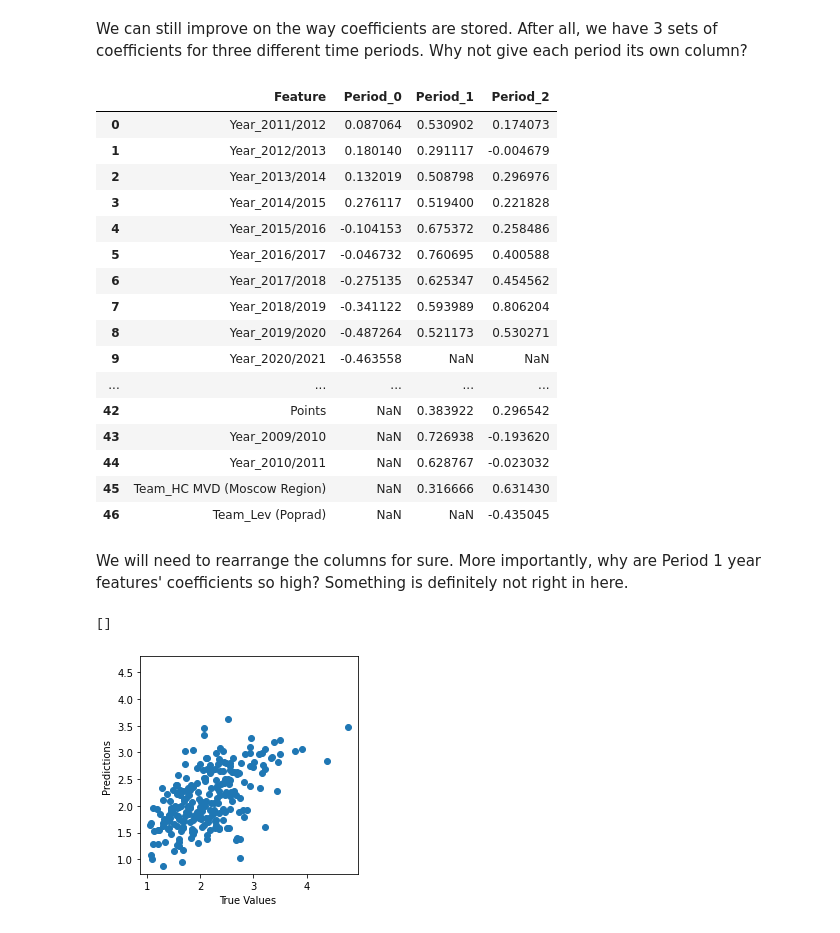
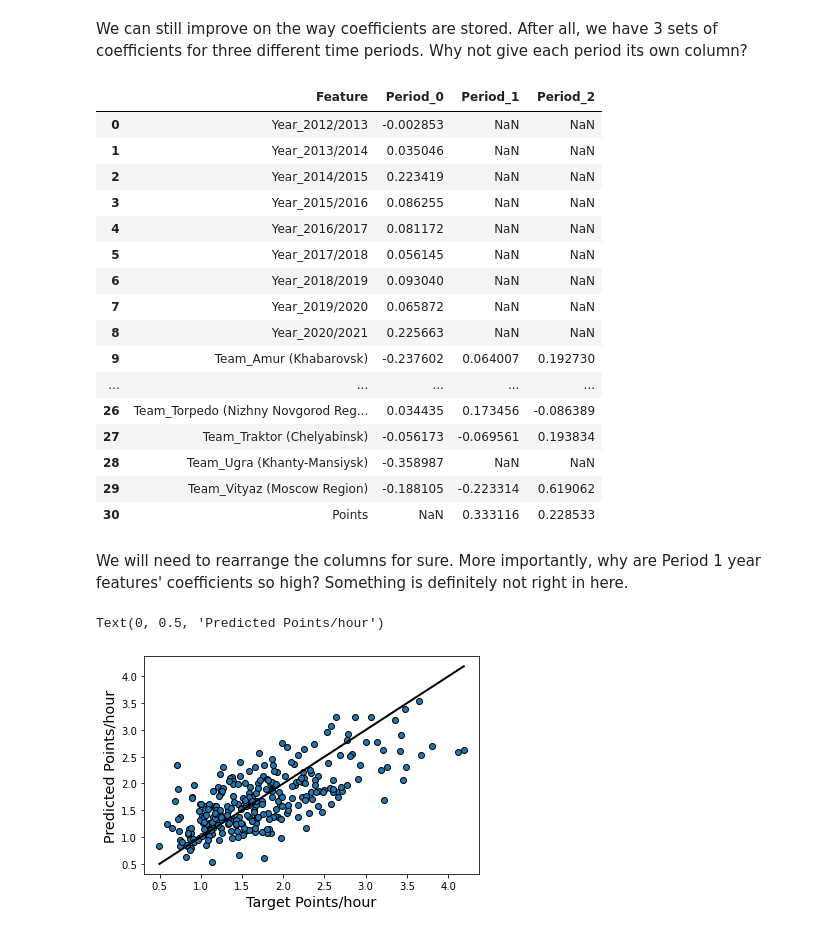
Before and after one commit to Dark-Hobbit/khl, a Jupyter notebook: analysing_player_data/predicting_season_points.ipynb, the cells around one changed output. Cells and saved outputs as stored; diff of their text form; code cells hidden in the pictures.

```diff
--- a/analysing_player_data/predicting_season_points.ipynb
+++ b/analysing_player_data/predicting_season_points.ipynb
@@ -115,11 +115,11 @@ We now need to add the year/team/points data from the past two years to the data
 # The rows are going to be shifted down.
 # All columns are getting a T_ prefix indicating their timeshift relative to the current period.
 header = ['T0_Profile', 'T0_Player', 'T0_Year', 'T0_Team', 'T0_Points']
-header_1 = ['T1_Profile', 'T1_Player', 'T1_Year', 'T1_Team', 'T1_Points']
-header_2 = ['T2_Profile', 'T2_Player', 'T2_Year', 'T2_Team', 'T2_Points']
+data.columns = header
 
-data.columns = header
-data[header_1] = data[header].shift(-1)
-data[header_2] = data[header].shift(-2)
+data[['T1_Profile', 'T1_Team', 'T1_Points']] = data[['T0_Profile', 'T0_Team', 'T0_Points']].shift(-1)
+data[['T2_Profile', 'T2_Team', 'T2_Points']] = data[['T0_Profile', 'T0_Team', 'T0_Points']].shift(-2)
+data[['T3_Profile', 'T3_Team', 'T3_Points']] = data[['T0_Profile', 'T0_Team', 'T0_Points']].shift(-3)
+
 data.head()
 # %% [output]
@@ -142,8 +142,14 @@ data.tail(5)
 We are also encountering another issue here. Since some players have changed teams during the season, we are getting observations where the last time period our of three would be season 2009/2010. And, what is worse, some players have even played for three teams in season 2008/2009. Not only do those seasons have few observations, they are not representative as only the players who have changed teams can have either of their seasons as the latest of the three. Therefore, let us drop them.
 # %%
 # Now dropping the rows which contain data for different players in them.
-data = data[(data['T0_Profile'] == data['T1_Profile']) & (data['T0_Profile'] == data['T2_Profile'])]
+data = data[(data['T0_Profile'] == data['T1_Profile']) & (data['T0_Profile'] == data['T2_Profile']) & (data['T0_Profile'] == data['T3_Profile'])]
 data = data[(data['T0_Year'] != '2008/2009') & (data['T0_Year'] != '2009/2010')]
+
+data = data.groupby('T0_Team').filter(lambda x: len(x) >= 30)
+data = data.groupby('T1_Team').filter(lambda x: len(x) >= 30)
+data = data.groupby('T2_Team').filter(lambda x: len(x) >= 30)
+data = data.groupby('T3_Team').filter(lambda x: len(x) >= 30)
+
 data.reset_index(drop=True, inplace=True)
 data.head()
 # %% [output]
@@ -156,5 +162,5 @@ data.head()
 # %%
 # Everything seems in order, we can drop the duplicate columns now.
-data.drop(['T1_Profile', 'T1_Player', 'T2_Profile', 'T2_Player'], axis=1, inplace=True)
+data.drop(['T1_Profile', 'T2_Profile', 'T3_Profile'], axis=1, inplace=True)
 data.head()
 # %% [output]
@@ -268,33 +311,32 @@ linear_coef = T0_coef.merge(T1_coef, how='outer', on='Feature').merge(T2_coef, h
 linear_coef
 # %% [output]
 |  | Feature | Period_0 | Period_1 | Period_2 |
-| 0 | Year_2011/2012 | 0.087064 | 0.530902 | 0.174073 |
-| 1 | Year_2012/2013 | 0.180140 | 0.291117 | -0.004679 |
-| 2 | Year_2013/2014 | 0.132019 | 0.508798 | 0.296976 |
-| 3 | Year_2014/2015 | 0.276117 | 0.519400 | 0.221828 |
-| 4 | Year_2015/2016 | -0.104153 | 0.675372 | 0.258486 |
-| 5 | Year_2016/2017 | -0.046732 | 0.760695 | 0.400588 |
-| 6 | Year_2017/2018 | -0.275135 | 0.625347 | 0.454562 |
-| 7 | Year_2018/2019 | -0.341122 | 0.593989 | 0.806204 |
-| 8 | Year_2019/2020 | -0.487264 | 0.521173 | 0.530271 |
-| 9 | Year_2020/2021 | -0.463558 | NaN | NaN |
+| 0 | Year_2012/2013 | -0.002853 | NaN | NaN |
+| 1 | Year_2013/2014 | 0.035046 | NaN | NaN |
+| 2 | Year_2014/2015 | 0.223419 | NaN | NaN |
+| 3 | Year_2015/2016 | 0.086255 | NaN | NaN |
+| 4 | Year_2016/2017 | 0.081172 | NaN | NaN |
+| 5 | Year_2017/2018 | 0.056145 | NaN | NaN |
+| 6 | Year_2018/2019 | 0.093040 | NaN | NaN |
+| 7 | Year_2019/2020 | 0.065872 | NaN | NaN |
+| 8 | Year_2020/2021 | 0.225663 | NaN | NaN |
+| 9 | Team_Amur (Khabarovsk) | -0.237602 | 0.064007 | 0.192730 |
 | ... | ... | ... | ... | ... |
-| 42 | Points | NaN | 0.383922 | 0.296542 |
-| 43 | Year_2009/2010 | NaN | 0.726938 | -0.193620 |
-| 44 | Year_2010/2011 | NaN | 0.628767 | -0.023032 |
-| 45 | Team_HC MVD (Moscow Region) | NaN | 0.316666 | 0.631430 |
-| 46 | Team_Lev (Poprad) | NaN | NaN | -0.435045 |
+| 26 | Team_Torpedo (Nizhny Novgorod Reg... | 0.034435 | 0.173456 | -0.086389 |
+| 27 | Team_Traktor (Chelyabinsk) | -0.056173 | -0.069561 | 0.193834 |
+| 28 | Team_Ugra (Khanty-Mansiysk) | -0.358987 | NaN | NaN |
+| 29 | Team_Vityaz (Moscow Region) | -0.188105 | -0.223314 | 0.619062 |
+| 30 | Points | NaN | 0.333116 | 0.228533 |
 # %% [markdown]
 We will need to rearrange the columns for sure. More importantly, why are Period 1 year features' coefficients so high? Something is definitely not right in here.
 # %%
 import matplotlib.pyplot as plt
 # %%
-plt.scatter(y_test, y_pred)
-plt.xlabel('True Values')
-plt.ylabel('Predictions')
-plt.axis('equal')
-plt.axis('square')
-plt.plot()
+fig, ax = plt.subplots()
+ax.scatter(y_test, y_pred, edgecolors=(0, 0, 0))
+ax.plot([y_test.min(), y_test.max()], [y_test.min(), y_test.max()], 'k-', lw=2)
+ax.set_xlabel('Target Points/hour', size='x-large')
+ax.set_ylabel('Predicted Points/hour', size='x-large')
 # %% [output]
-[]
+Text(0, 0.5, 'Predicted Points/hour')
-[figure, old version]
+[figure, new version]
```
Also changed, not shown: parts of 25 cells of this notebook, 1 other file.
